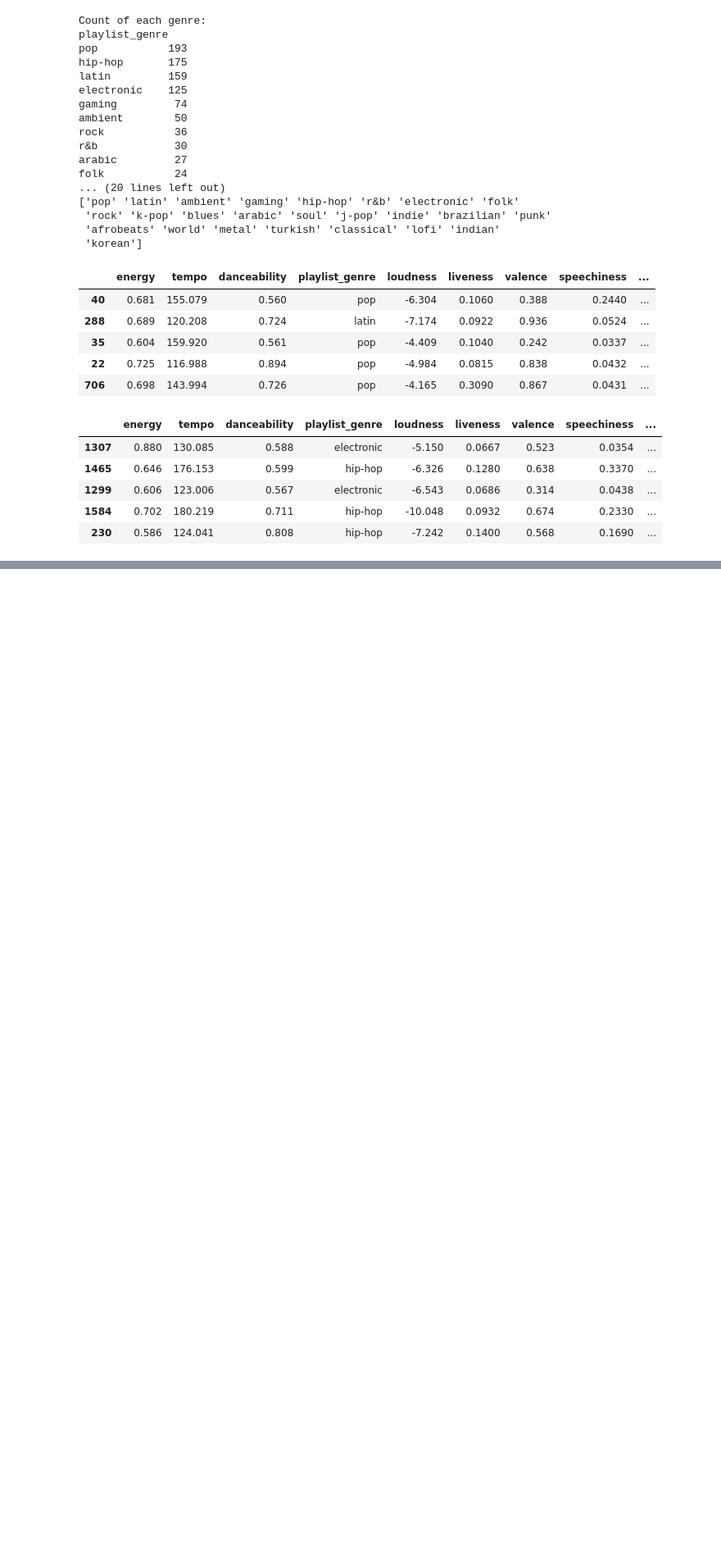
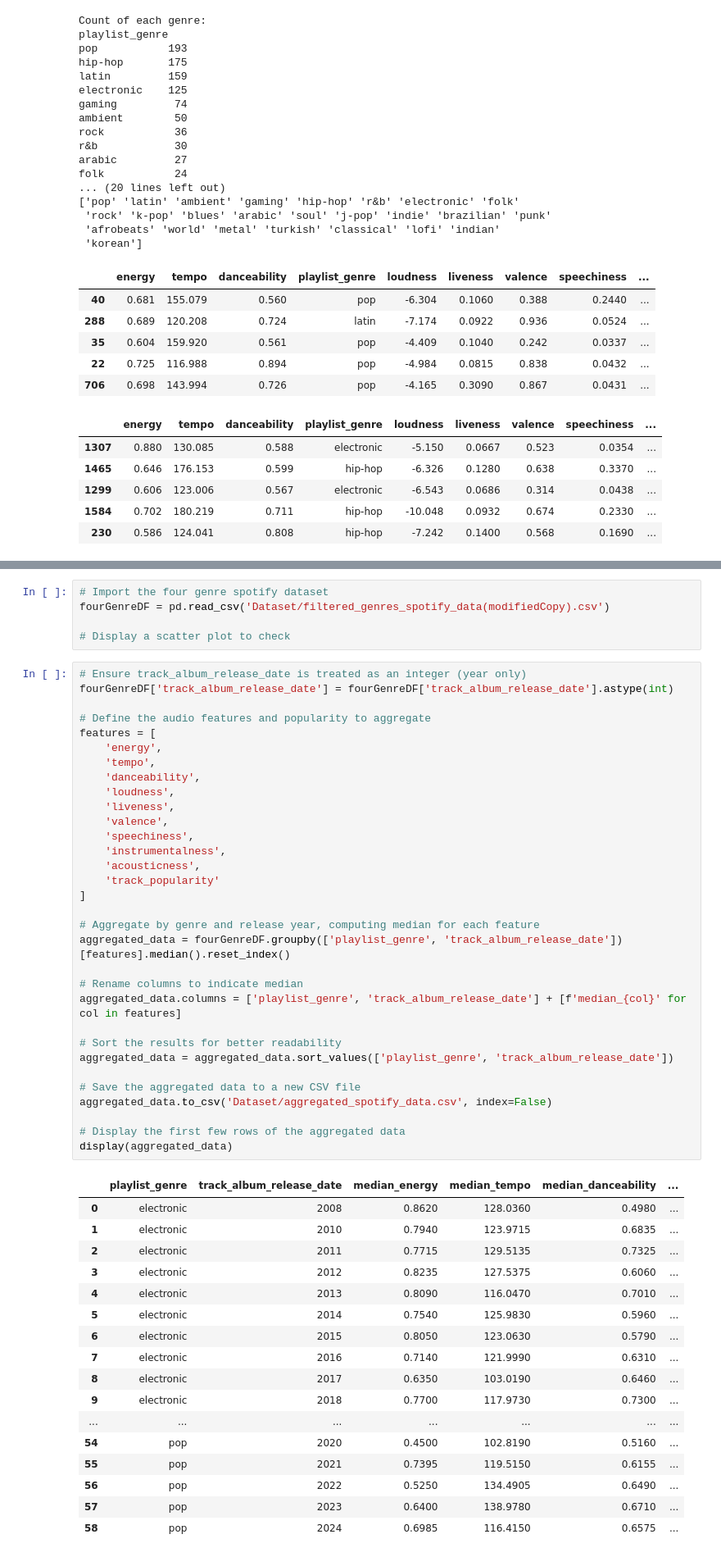
Before and after one commit to Bobberns/Beats-and-Bytes, a Jupyter notebook: 002_DataPreprocessing.ipynb, the cells around one changed output, grey strips where cells are left out. Shown at 82% size. Drawn from its saved outputs; the diff is of its cells as text; blank space fills up the shorter version.

Commit message:
added data aggregation in preprocessing file

```diff
--- a/002_DataPreprocessing.ipynb
+++ b/002_DataPreprocessing.ipynb
@@ -225,0 +233,55 @@ folk           24
+# %%
+# Import the four genre spotify dataset
+fourGenreDF = pd.read_csv('Dataset/filtered_genres_spotify_data(modifiedCopy).csv')
+
+# Display a scatter plot to check
+# %%
+# Ensure track_album_release_date is treated as an integer (year only)
+fourGenreDF['track_album_release_date'] = fourGenreDF['track_album_release_date'].astype(int)
+
+# Define the audio features and popularity to aggregate
+features = [
+    'energy',
+    'tempo',
+    'danceability',
+    'loudness',
+    'liveness',
+    'valence',
+    'speechiness',
+    'instrumentalness',
+    'acousticness',
+    'track_popularity'
+]
+
+# Aggregate by genre and release year, computing median for each feature
+aggregated_data = fourGenreDF.groupby(['playlist_genre', 'track_album_release_date'])[features].median().reset_index()
+
+# Rename columns to indicate median
+aggregated_data.columns = ['playlist_genre', 'track_album_release_date'] + [f'median_{col}' for col in features]
+
+# Sort the results for better readability
+aggregated_data = aggregated_data.sort_values(['playlist_genre', 'track_album_release_date'])
+
+# Save the aggregated data to a new CSV file
+aggregated_data.to_csv('Dataset/aggregated_spotify_data.csv', index=False)
+
+# Display the first few rows of the aggregated data
+display(aggregated_data)
+# %% [output]
+|  | playlist_genre | track_album_release_date | median_energy | median_tempo | median_danceability | ... |
+| 0 | electronic | 2008 | 0.8620 | 128.0360 | 0.4980 | ... |
+| 1 | electronic | 2010 | 0.7940 | 123.9715 | 0.6835 | ... |
+| 2 | electronic | 2011 | 0.7715 | 129.5135 | 0.7325 | ... |
+| 3 | electronic | 2012 | 0.8235 | 127.5375 | 0.6060 | ... |
+| 4 | electronic | 2013 | 0.8090 | 116.0470 | 0.7010 | ... |
+| 5 | electronic | 2014 | 0.7540 | 125.9830 | 0.5960 | ... |
+| 6 | electronic | 2015 | 0.8050 | 123.0630 | 0.5790 | ... |
+| 7 | electronic | 2016 | 0.7140 | 121.9990 | 0.6310 | ... |
+| 8 | electronic | 2017 | 0.6350 | 103.0190 | 0.6460 | ... |
+| 9 | electronic | 2018 | 0.7700 | 117.9730 | 0.7300 | ... |
+| ... | ... | ... | ... | ... | ... | ... |
+| 54 | pop | 2020 | 0.4500 | 102.8190 | 0.5160 | ... |
+| 55 | pop | 2021 | 0.7395 | 119.5150 | 0.6155 | ... |
+| 56 | pop | 2022 | 0.5250 | 134.4905 | 0.6490 | ... |
+| 57 | pop | 2023 | 0.6400 | 138.9780 | 0.6710 | ... |
+| 58 | pop | 2024 | 0.6985 | 116.4150 | 0.6575 | ... |
```
Also changed, not shown: parts of 2 cells of this notebook, 3 other files.
